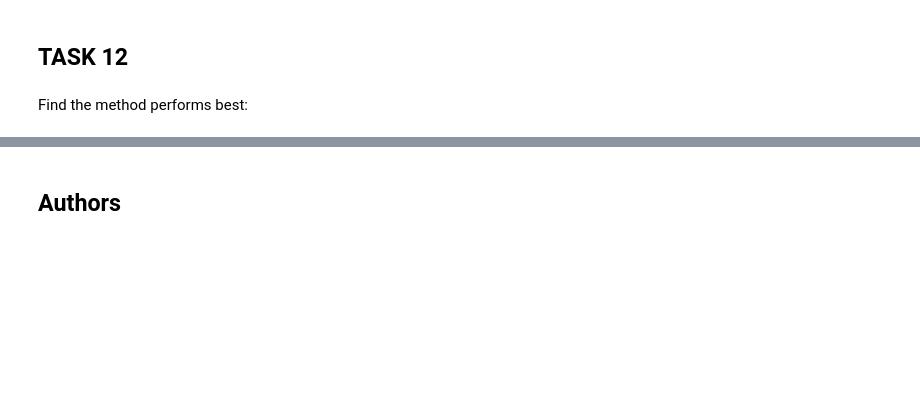
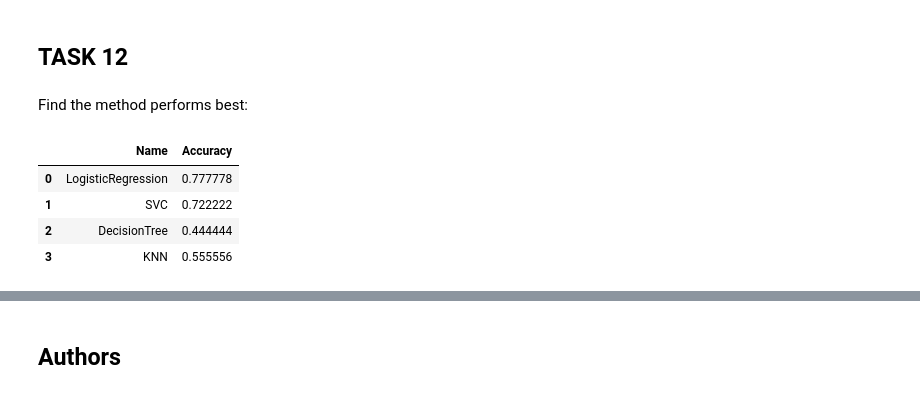
Before and after one commit to majkelogista/CapstoneProject, a Jupyter notebook: MLModels.ipynb, the cells around one changed output, grey strips where cells are left out. Cells and saved outputs as stored; diff of their text form; code cells hidden in the pictures; blank space fills up the shorter version.

```diff
--- a/MLModels.ipynb
+++ b/MLModels.ipynb
@@ -225,5 +210,7 @@ Calculate the accuracy on the test data using the method <code>score</code>:
 # %%
 from sklearn.metrics import accuracy_score
 yhat= logreg_cv.predict(X_test)
-accuracy_score(yhat,Y_test)
+score = accuracy_score(yhat,Y_test)
+my_dict = {"Name":["LogisticRegression"], "Accuracy":[score]}
+my_dict
 # %% [output]
@@ -360,3 +367,12 @@ plot_confusion_matrix(Y_test,yhat)
 ## TASK  12
 # %% [markdown]
 Find the method performs best:
+# %%
+df_bar = pd.DataFrame(my_dict)
+df_bar
+# %% [output]
+|  | Name | Accuracy |
+| 0 | LogisticRegression | 0.777778 |
+| 1 | SVC | 0.722222 |
+| 2 | DecisionTree | 0.444444 |
+| 3 | KNN | 0.555556 |
```
Also changed, not shown: parts of 19 cells of this notebook.
